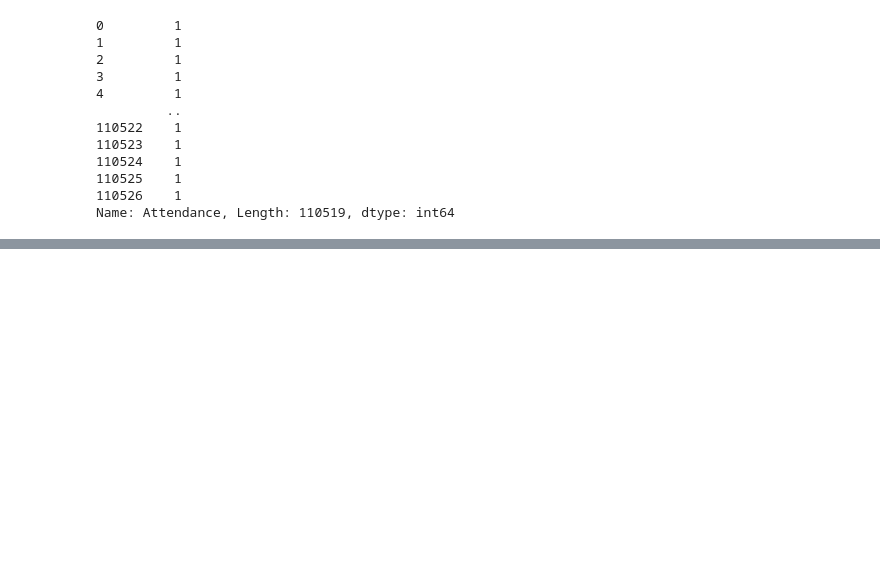
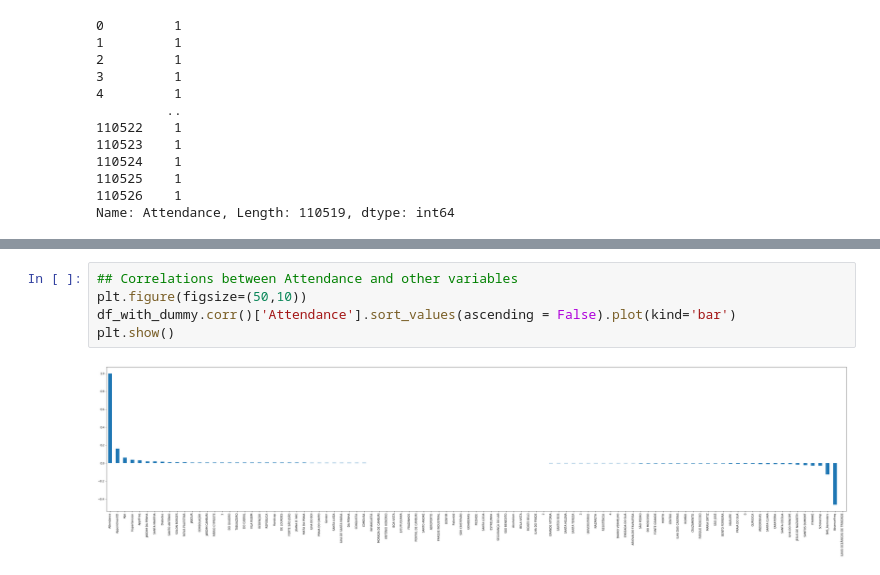
Before and after one commit to JordanPhilipMeyer/PatientNoShow, a Jupyter notebook: PredictNoShow.ipynb, the cells around one changed output, grey strips where cells are left out. Cells and saved outputs as stored; diff of their text form; blank space fills up the shorter version.

```diff
--- a/PredictNoShow.ipynb
+++ b/PredictNoShow.ipynb
@@ -870,0 +897,7 @@ df_with_dummy.to_csv("PredictingPatientNoShows.csv", sep='\t')
+# %%
+## Correlations between Attendance and other variables
+plt.figure(figsize=(50,10))
+df_with_dummy.corr()['Attendance'].sort_values(ascending = False).plot(kind='bar')
+plt.show()
+# %% [output]
+[figure, added]
```
Also changed, not shown: parts of 46 cells of this notebook.
